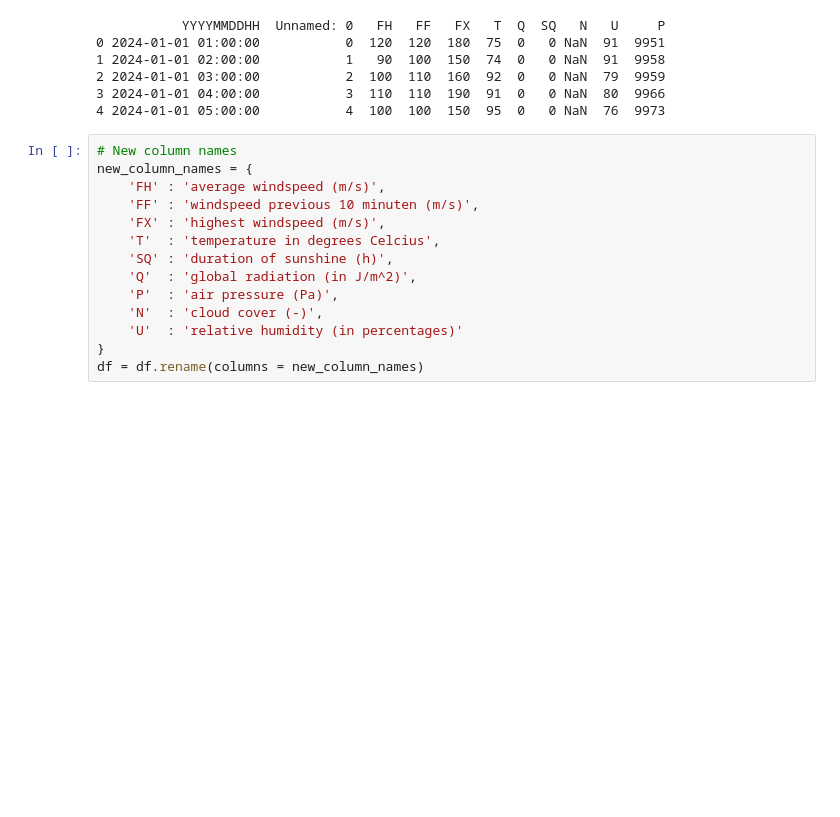
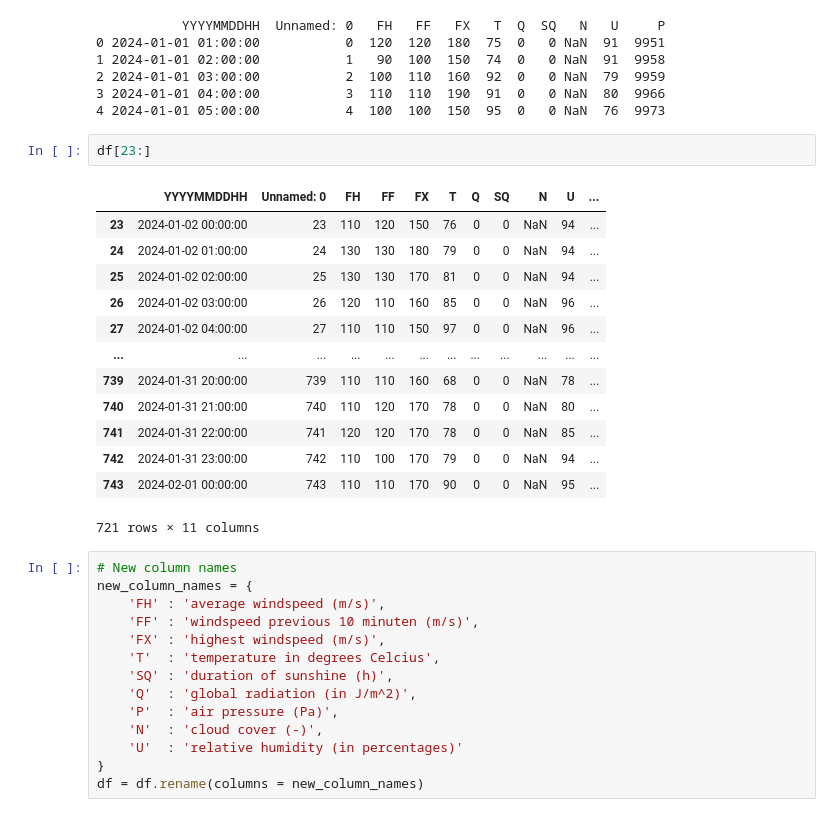
Before and after one commit to SoleilUmwiza92/Solar-Panel-Project, a Jupyter notebook: Energy/MathematicalModel.ipynb, the cells around one changed output. Drawn from its saved outputs; the diff is of its cells as text; blank space fills up the shorter version.

```diff
--- a/Energy/MathematicalModel.ipynb
+++ b/Energy/MathematicalModel.ipynb
@@ -92,6 +96,22 @@ print(df.head())
 2 2024-01-01 03:00:00           2  100  110  160  92  0   0 NaN  79  9959
 3 2024-01-01 04:00:00           3  110  110  190  91  0   0 NaN  80  9966
 4 2024-01-01 05:00:00           4  100  100  150  95  0   0 NaN  76  9973
+# %%
+df[23:]
+# %% [output]
+|  | YYYYMMDDHH | Unnamed: 0 | FH | FF | FX | T | Q | SQ | N | U | ... |
+| 23 | 2024-01-02 00:00:00 | 23 | 110 | 120 | 150 | 76 | 0 | 0 | NaN | 94 | ... |
+| 24 | 2024-01-02 01:00:00 | 24 | 130 | 130 | 180 | 79 | 0 | 0 | NaN | 94 | ... |
+| 25 | 2024-01-02 02:00:00 | 25 | 130 | 130 | 170 | 81 | 0 | 0 | NaN | 94 | ... |
+| 26 | 2024-01-02 03:00:00 | 26 | 120 | 110 | 160 | 85 | 0 | 0 | NaN | 96 | ... |
+| 27 | 2024-01-02 04:00:00 | 27 | 110 | 110 | 150 | 97 | 0 | 0 | NaN | 96 | ... |
+| ... | ... | ... | ... | ... | ... | ... | ... | ... | ... | ... | ... |
+| 739 | 2024-01-31 20:00:00 | 739 | 110 | 110 | 160 | 68 | 0 | 0 | NaN | 78 | ... |
+| 740 | 2024-01-31 21:00:00 | 740 | 110 | 120 | 170 | 78 | 0 | 0 | NaN | 80 | ... |
+| 741 | 2024-01-31 22:00:00 | 741 | 120 | 120 | 170 | 78 | 0 | 0 | NaN | 85 | ... |
+| 742 | 2024-01-31 23:00:00 | 742 | 110 | 100 | 170 | 79 | 0 | 0 | NaN | 94 | ... |
+| 743 | 2024-02-01 00:00:00 | 743 | 110 | 110 | 170 | 90 | 0 | 0 | NaN | 95 | ... |
+721 rows × 11 columns
 # %%
 # New column names
 new_column_names = {
```
Also changed, not shown: parts of 33 cells of this notebook, 1 other file.
